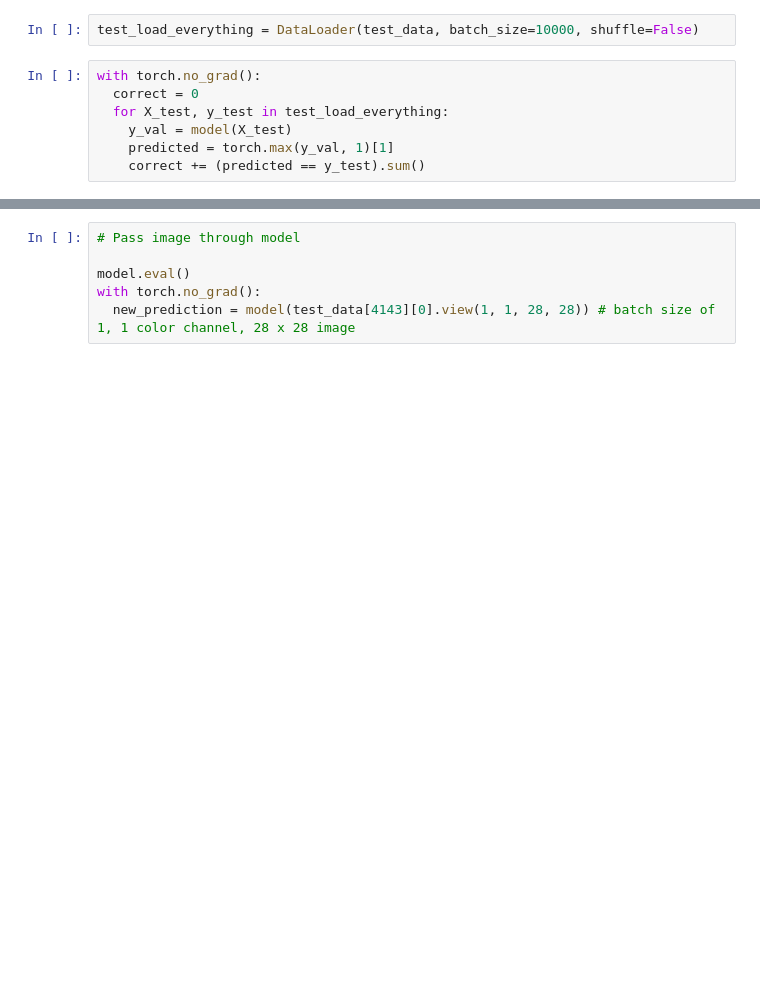
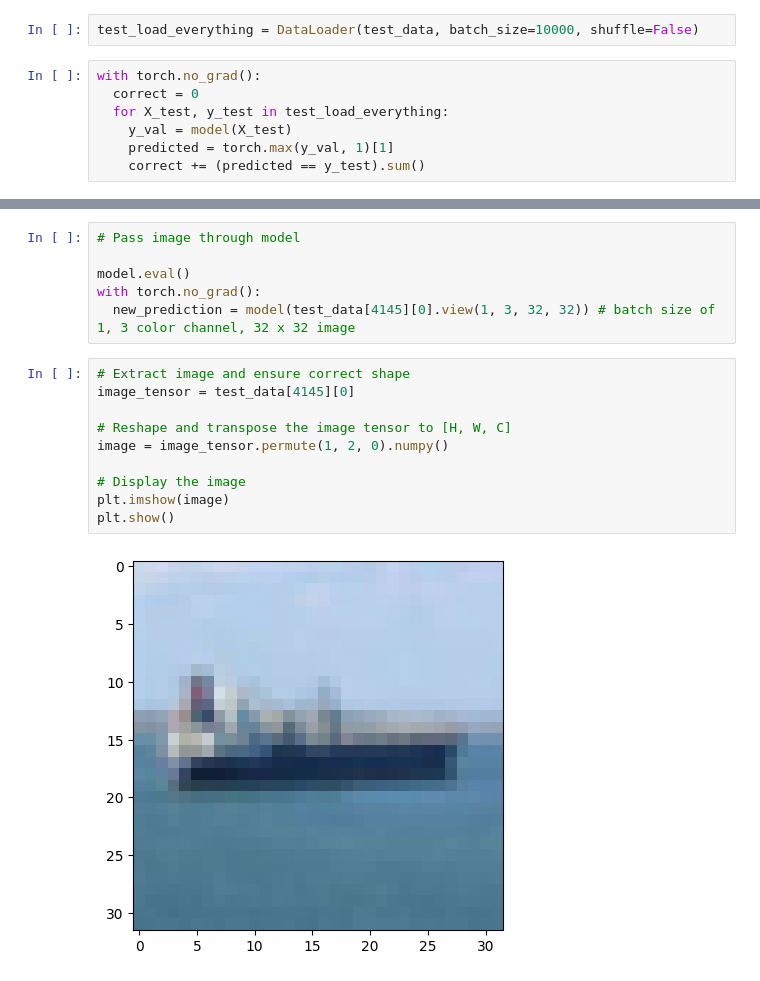
Before and after one commit to TaranDoebe/CIFAR-10, a Jupyter notebook: CNN_CIFAR10.ipynb, the cells around one changed output, grey strips where cells are left out. Saved outputs shown, nothing was run; the diff lists cells and outputs as text; blank space fills up the shorter version.

```diff
--- a/CNN_CIFAR10.ipynb
+++ b/CNN_CIFAR10.ipynb
@@ -293,7 +305,19 @@ plt.imshow(test_data[4143][0].reshape(28, 28))
 
 model.eval()
 with torch.no_grad():
-  new_prediction = model(test_data[4143][0].view(1, 1, 28, 28)) # batch size of 1, 1 color channel, 28 x 28 image
+  new_prediction = model(test_data[4145][0].view(1, 3, 32, 32)) # batch size of 1, 3 color channel, 32 x 32 image
+# %%
+# Extract image and ensure correct shape
+image_tensor = test_data[4145][0]
+
+# Reshape and transpose the image tensor to [H, W, C]
+image = image_tensor.permute(1, 2, 0).numpy()
+
+# Display the image
+plt.imshow(image)
+plt.show()
+# %% [output]
+[figure, added]
 # %%
 # Check the new prediction, get probabilities of 0,1,2,3,4,5,6,7,8,9
 new_prediction
```
Also changed, not shown: parts of 21 cells of this notebook.
